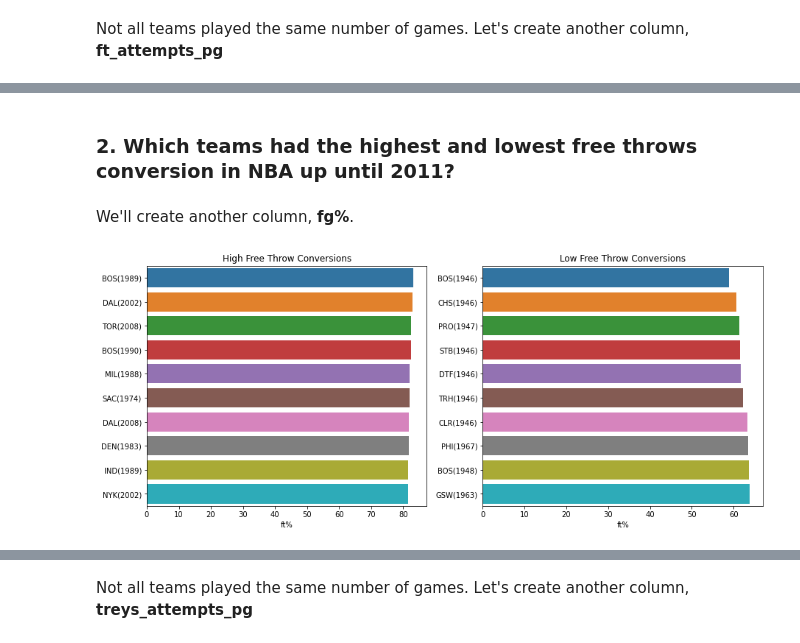
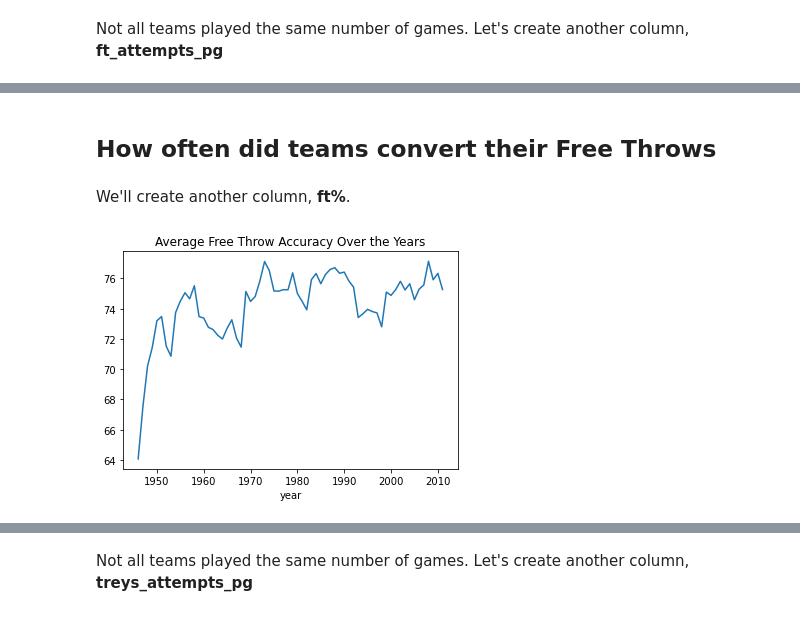
Before and after one commit to Abdulbaasit95/AdaBoost, a Jupyter notebook: model_building/notebook.ipynb, the cells around one changed output, grey strips where cells are left out. Drawn from its saved outputs; the diff is of its cells as text; code cells hidden in the pictures.

```diff
--- a/model_building/notebook.ipynb
+++ b/model_building/notebook.ipynb
@@ -275,2 +353,0 @@ We'll combine the **franch_id** with **year** to have the team names and the yea
-# %%
-nba['franch_year'] = nba['franch_id'] + '(' + nba['year'].astype(str) + ')'
@@ -301,0 +356,4 @@ plt.title('Average Field Goal Attempts per Game Over the Years');
+# %%
+nba['fg_attempts_pg'] = nba['fg_attempts']/nba['games_played']
+nba.groupby('year').fg_attempts_pg.mean().plot.line()
+plt.title('Average Field Goal Attempts per Game Over the Years');
@@ -333,0 +368,4 @@ plt.title('Average Shot Conversion Over the Years');
+# %%
+nba['fg%'] = nba['fg_made']*100/nba['fg_attempts']
+nba.groupby('year')['fg%'].mean().plot.line()
+plt.title('Average Shot Conversion Over the Years');
@@ -357,6 +380,6 @@ A free throw, also known as foul shot, is an unguarded scoring attempt that refr
 # %% [markdown]
 Not all teams played the same number of games. Let's create another column, **ft_attempts_pg**
 # %%
-# let's exclude teams with 0 games and 0 ft attempts
-non_zeros = nba[(nba.ft_attempts!=0)&(nba.games_played!=0)]
-non_zeros['ft_attempts_pg'] = non_zeros['ft_attempts']/non_zeros['games_played']
+nba['ft_attempts_pg'] = nba['ft_attempts']/nba['games_played']
+nba.groupby('year').ft_attempts_pg.mean().plot.line()
+plt.title('Average Free Throws awarded per Game Over the Years');
@@ -386,19 +390,10 @@ plt.title('Average Free Throws awarded per Game Over the Years');
 # %% [markdown]
-### 2. Which teams had the highest and lowest free throws conversion in NBA up until 2011?
+## How often did teams convert their Free Throws
 # %% [markdown]
-We'll create another column, **fg%**.
+We'll create another column, **ft%**.
 # %%
-non_zeros['ft%'] = non_zeros['ft_made']*100/non_zeros['ft_attempts']
-
-high_convs = non_zeros.sort_values(by='ft%',ascending=False).iloc[:10]
-low_convs = non_zeros.sort_values(by='ft%',ascending=True).iloc[:10]
-f,ax = plt.subplots(1,2,figsize=(15,6))
-
-sns.barplot(y='franch_year',x='ft%',data=high_convs,ax=ax[0])
-sns.barplot(y='franch_year',x='ft%',data=low_convs,ax=ax[1])
-ax[0].set_title('High Free Throw Conversions')
-ax[0].set_ylabel('')
-ax[1].set_title('Low Free Throw Conversions')
-ax[1].set_ylabel('');
+nba['ft%'] = nba['ft_made']*100/nba['ft_attempts']
+nba.groupby('year')['ft%'].mean().plot.line()
+plt.title('Average Free Throw Accuracy Over the Years');
 # %% [output]
-[figure, old version]
+[figure, new version]
```
Also changed, not shown: parts of 154 cells of this notebook.
